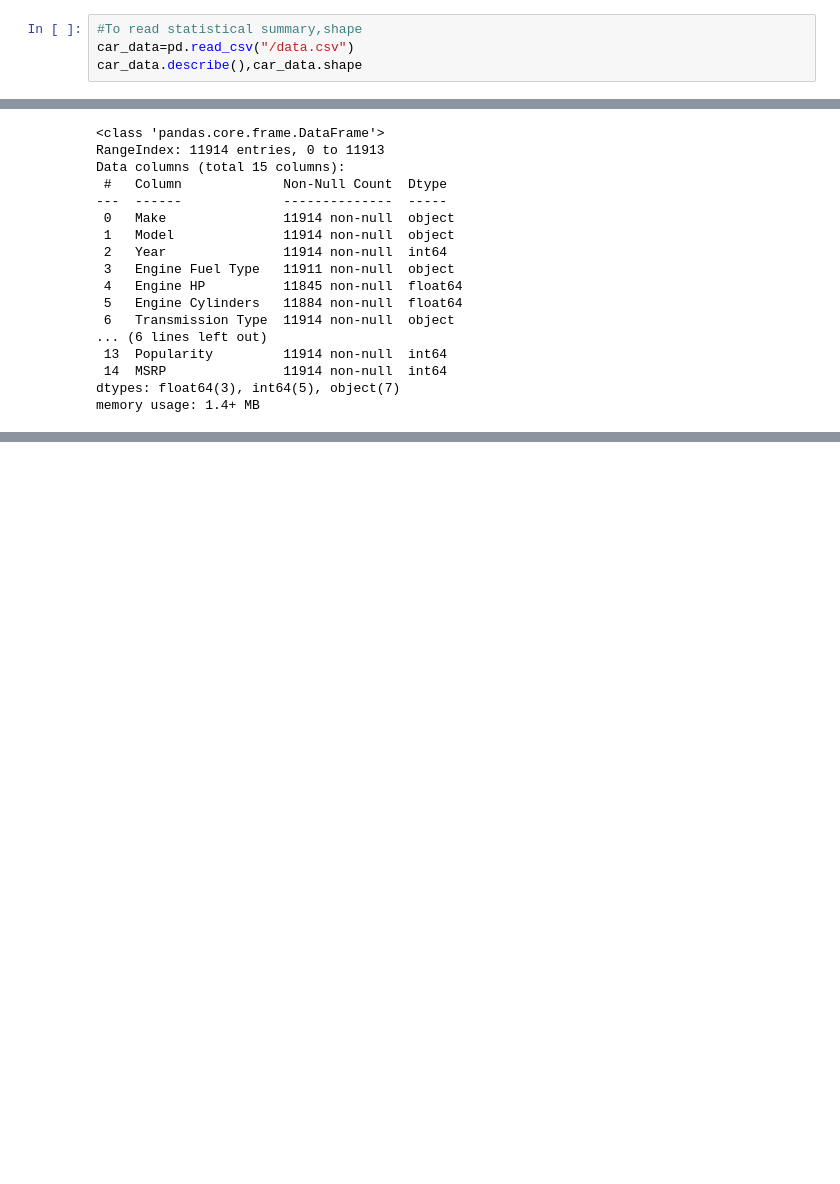
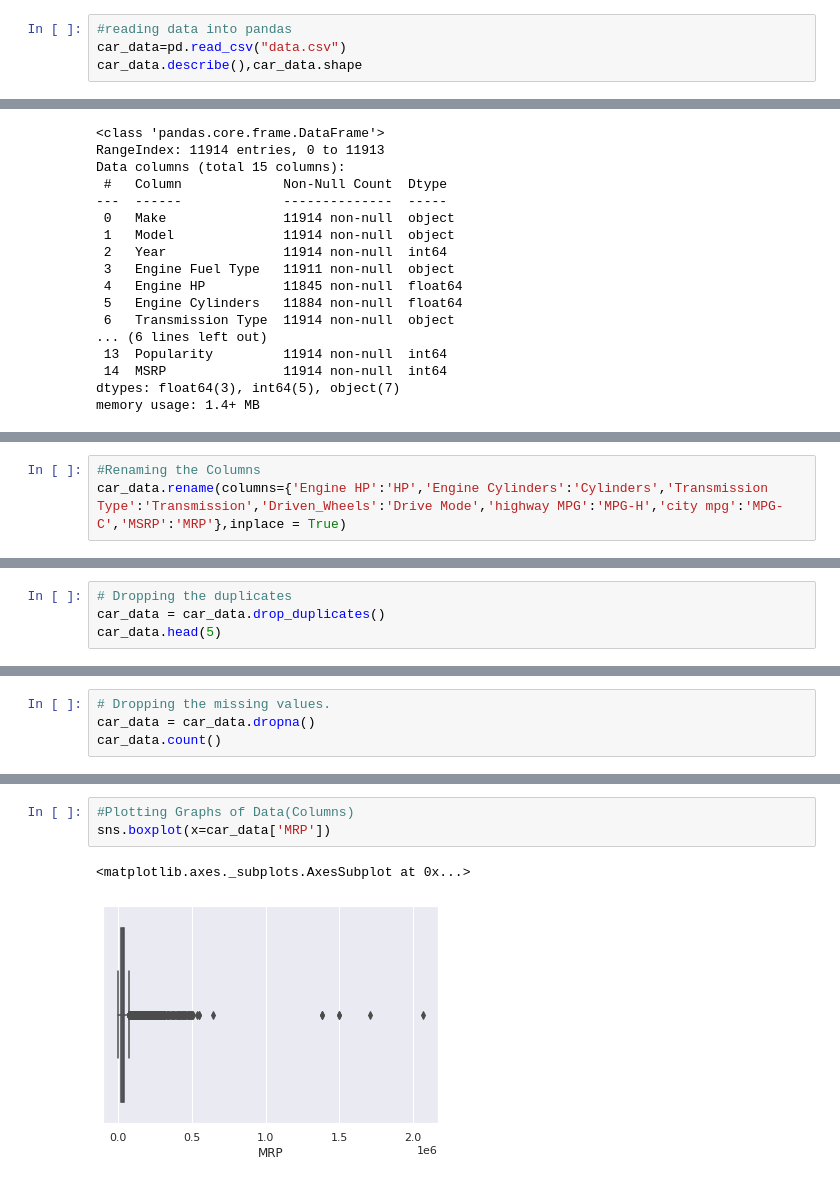
Before and after one commit to Archana9991/Exploratory-Data-Analysis-of-Car-Features, a Jupyter notebook: project.ipynb, the cells around one changed output, grey strips where cells are left out. Cells and saved outputs as stored; diff of their text form; blank space fills up the shorter version.

```diff
--- a/project.ipynb
+++ b/project.ipynb
@@ -9,6 +11,6 @@ import sklearn
 # %%
-#To read statistical summary,shape
-car_data=pd.read_csv("/data.csv")
+#reading data into pandas
+car_data=pd.read_csv("data.csv")
 car_data.describe(),car_data.shape
 # %% [output]
 (               Year    Engine HP  ...    Popularity          MSRP
@@ -70,0 +70,3 @@ car_data["Engine Fuel Type"].fillna(value='unknown',implace=True)
+# %%
+#Renaming the Columns
+car_data.rename(columns={'Engine HP':'HP','Engine Cylinders':'Cylinders','Transmission Type':'Transmission','Driven_Wheels':'Drive Mode','highway MPG':'MPG-H','city mpg':'MPG-C','MSRP':'MRP'},inplace = True)
@@ -70,0 +117,4 @@ car_data["Engine Fuel Type"].fillna(value='unknown',implace=True)
+# %%
+# Dropping the duplicates
+car_data = car_data.drop_duplicates()
+car_data.head(5)
@@ -70,0 +168,4 @@ car_data["Engine Fuel Type"].fillna(value='unknown',implace=True)
+# %%
+# Dropping the missing values.
+car_data = car_data.dropna()
+car_data.count()
@@ -70,0 +209,6 @@ car_data["Engine Fuel Type"].fillna(value='unknown',implace=True)
+# %%
+#Plotting Graphs of Data(Columns)
+sns.boxplot(x=car_data['MRP'])
+# %% [output]
+<matplotlib.axes._subplots.AxesSubplot at 0x...>
+[figure, added]
```
Also changed, not shown: parts of 30 cells of this notebook.
